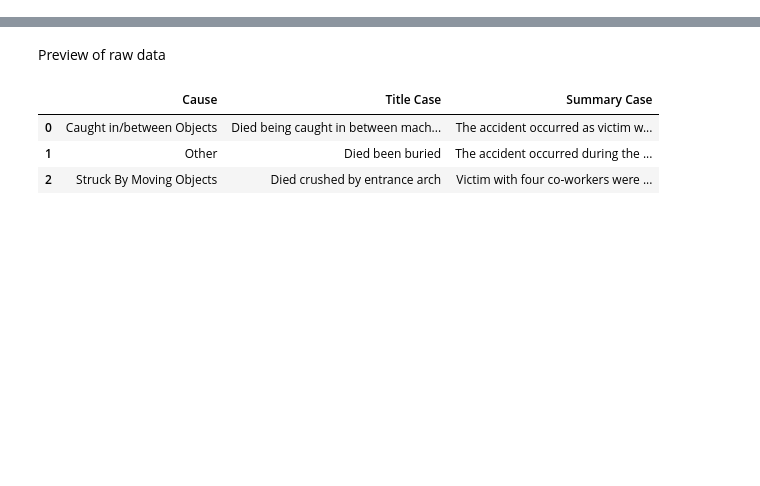
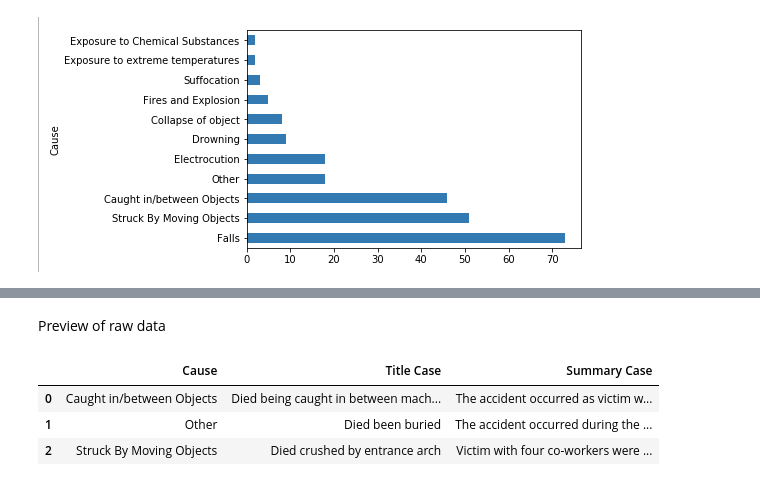
Before and after one commit to mikelkl/learning-artificial-intelligence, a Jupyter notebook: natural-language-processing/text-mining/classification_and_information_extraction_for_construction_accidents.ipynb, the cells around one changed output, grey strips where cells are left out. Cells and saved outputs as stored; diff of their text form; code cells hidden in the pictures; blank space fills up the shorter version.

```diff
--- a/natural-language-processing/text-mining/classification_and_information_extraction_for_construction_accidents.ipynb
+++ b/natural-language-processing/text-mining/classification_and_information_extraction_for_construction_accidents.ipynb
@@ -126,0 +126,4 @@ We are interested in the term frequency, so first we will separate the training
+# %%
+display(Image(filename='img/Figure 4 - Distribution of Causes.png', embed=True))
+# %% [output]
+[figure, added]
```
Also changed, not shown: parts of 15 cells of this notebook.
